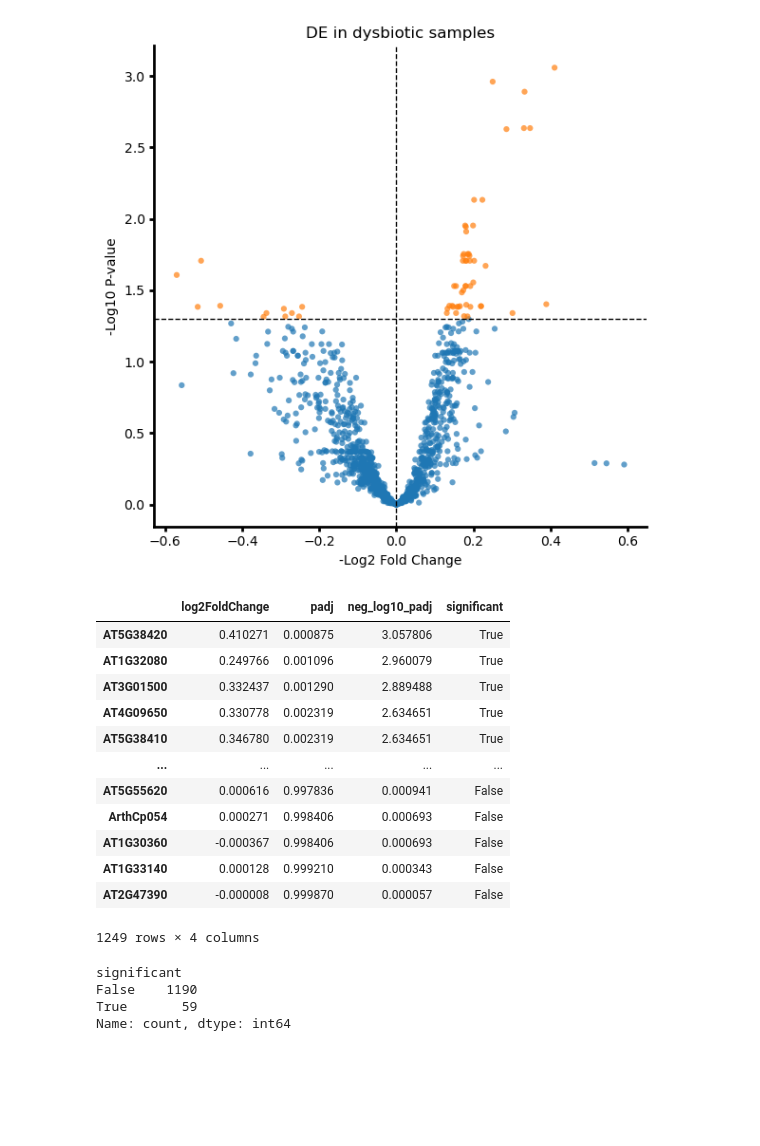
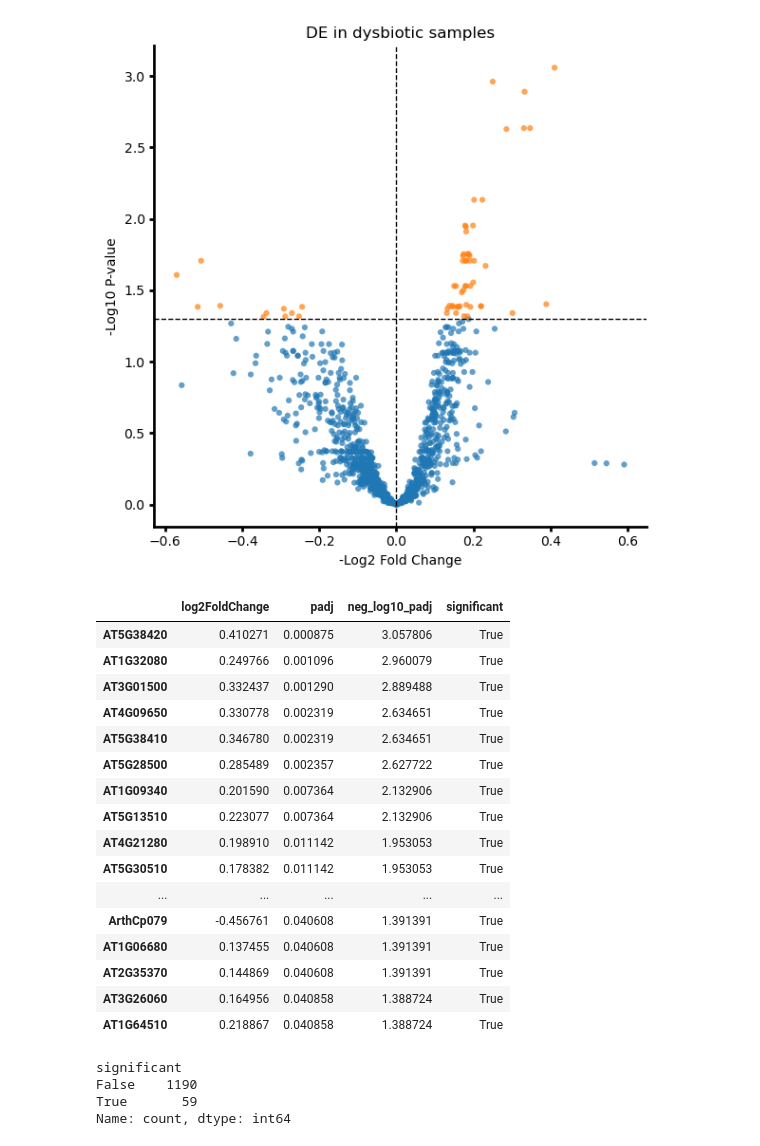
Before and after one commit to mikepassal/Outdoor_microbiome, a Jupyter notebook: Local_analysis/Followup_analyses_after_Luke_talk/Core_species_and_dysbiosis/transcriptomic_impact_of_unusual_microbiomes_plate_5.ipynb, the cells around one changed output. Saved outputs shown, nothing was run; the diff lists cells and outputs as text; code cells hidden in the pictures; blank space fills up the shorter version.

```diff
--- a/Local_analysis/Followup_analyses_after_Luke_talk/Core_species_and_dysbiosis/transcriptomic_impact_of_unusual_microbiomes_plate_5.ipynb
+++ b/Local_analysis/Followup_analyses_after_Luke_talk/Core_species_and_dysbiosis/transcriptomic_impact_of_unusual_microbiomes_plate_5.ipynb
@@ -698,21 +698,27 @@ plt.tight_layout()
 # %% [output]
 [figure]
 # %%
-volcano_df.sort_values(by="neg_log10_padj", ascending=False)
+volcano_df.sort_values(by="neg_log10_padj", ascending=False).head(
+    40
+)  ### AT3G01500 - salicylic Binding, attenuates immunity
 # %% [output]
 |  | log2FoldChange | padj | neg_log10_padj | significant |
 | AT5G38420 | 0.410271 | 0.000875 | 3.057806 | True |
 | AT1G32080 | 0.249766 | 0.001096 | 2.960079 | True |
 | AT3G01500 | 0.332437 | 0.001290 | 2.889488 | True |
 | AT4G09650 | 0.330778 | 0.002319 | 2.634651 | True |
 | AT5G38410 | 0.346780 | 0.002319 | 2.634651 | True |
+| AT5G28500 | 0.285489 | 0.002357 | 2.627722 | True |
+| AT1G09340 | 0.201590 | 0.007364 | 2.132906 | True |
+| AT5G13510 | 0.223077 | 0.007364 | 2.132906 | True |
+| AT4G21280 | 0.198910 | 0.011142 | 1.953053 | True |
+| AT5G30510 | 0.178382 | 0.011142 | 1.953053 | True |
 | ... | ... | ... | ... | ... |
-| AT5G55620 | 0.000616 | 0.997836 | 0.000941 | False |
-| ArthCp054 | 0.000271 | 0.998406 | 0.000693 | False |
-| AT1G30360 | -0.000367 | 0.998406 | 0.000693 | False |
-| AT1G33140 | 0.000128 | 0.999210 | 0.000343 | False |
-| AT2G47390 | -0.000008 | 0.999870 | 0.000057 | False |
+| ArthCp079 | -0.456761 | 0.040608 | 1.391391 | True |
+| AT1G06680 | 0.137455 | 0.040608 | 1.391391 | True |
+| AT2G35370 | 0.144869 | 0.040608 | 1.391391 | True |
+| AT3G26060 | 0.164956 | 0.040858 | 1.388724 | True |
+| AT1G64510 | 0.218867 | 0.040858 | 1.388724 | True |
-1249 rows × 4 columns
 # %%
 volcano_df.value_counts("significant")
 # %% [output]
```
Also changed, not shown: parts of 6 cells of this notebook, 2 other files.
